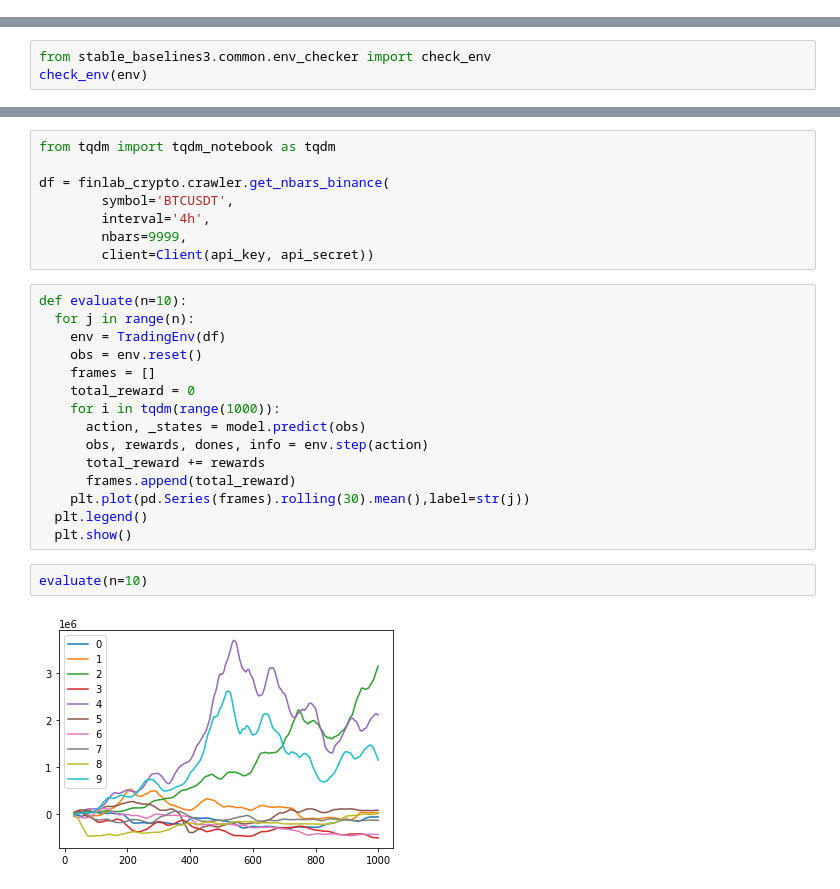
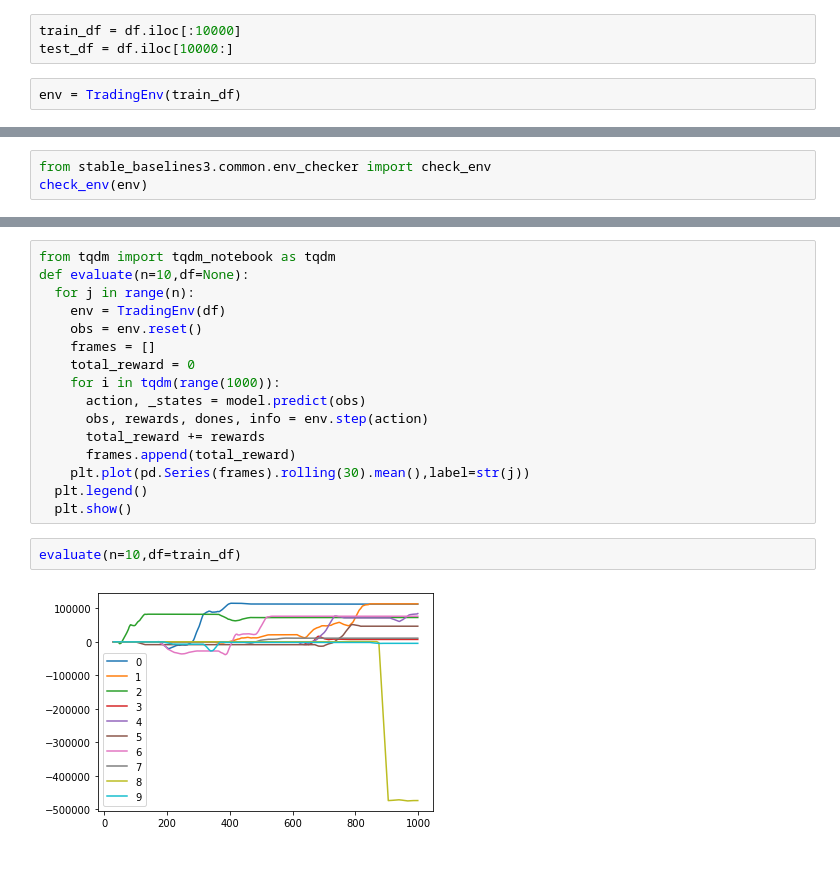
Before and after one commit to skywalker0803r/crypto, a Jupyter notebook: 強化學習交易機器人可行性評估.ipynb, the cells around one changed output, grey strips where cells are left out. Drawn from its saved outputs; the diff is of its cells as text; blank space fills up the shorter version.

```diff
--- a/強化學習交易機器人可行性評估.ipynb
+++ b/強化學習交易機器人可行性評估.ipynb
@@ -393,3 +414,8 @@ env = TradingEnv(df)
+# %%
+train_df = df.iloc[:10000]
+test_df = df.iloc[10000:]
+# %%
+env = TradingEnv(train_df)
 # %%
 plt.imshow(env.reset()[0,:,:])
 # %% [output]
@@ -452,13 +497,6 @@ model.learn(25000)
-# %%
-from tqdm import tqdm_notebook as tqdm
-
-df = finlab_crypto.crawler.get_nbars_binance(
-        symbol='BTCUSDT',
-        interval='4h',
-        nbars=9999,
-        client=Client(api_key, api_secret))
 # %%
-def evaluate(n=10):
+from tqdm import tqdm_notebook as tqdm
+def evaluate(n=10,df=None):
   for j in range(n):
     env = TradingEnv(df)
     obs = env.reset()
@@ -473,6 +511,6 @@ def evaluate(n=10):
   plt.legend()
   plt.show()
 # %%
-evaluate(n=10)
+evaluate(n=10,df=train_df)
 # %% [output]
-[figure, old version]
+[figure, new version]
```
Also changed, not shown: parts of 5 cells of this notebook.
